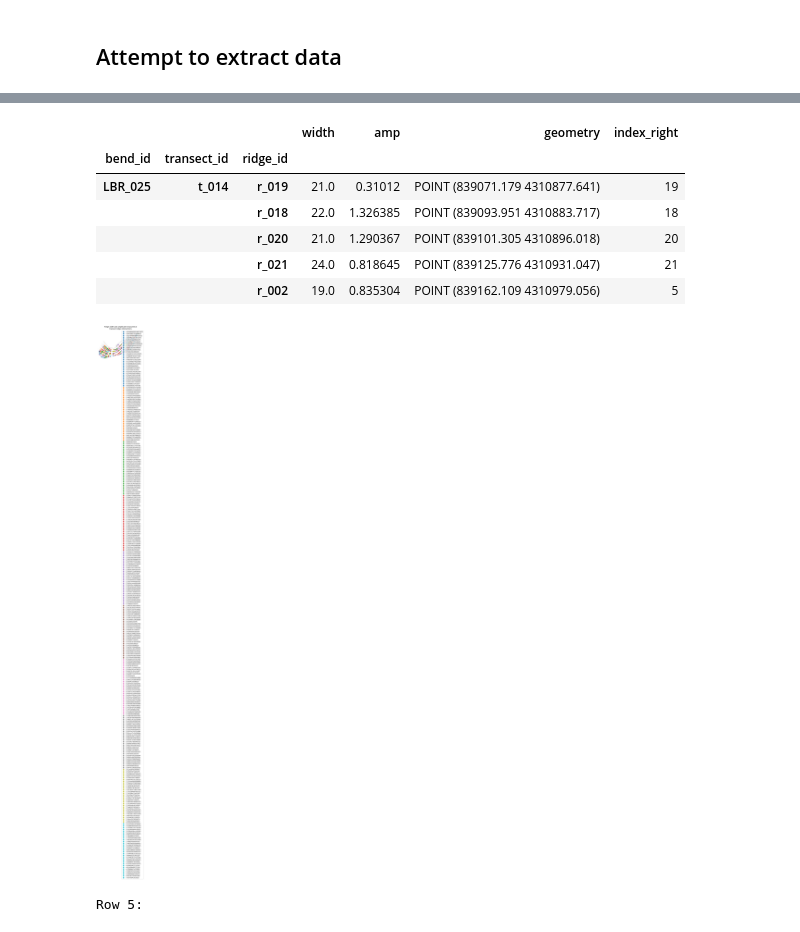
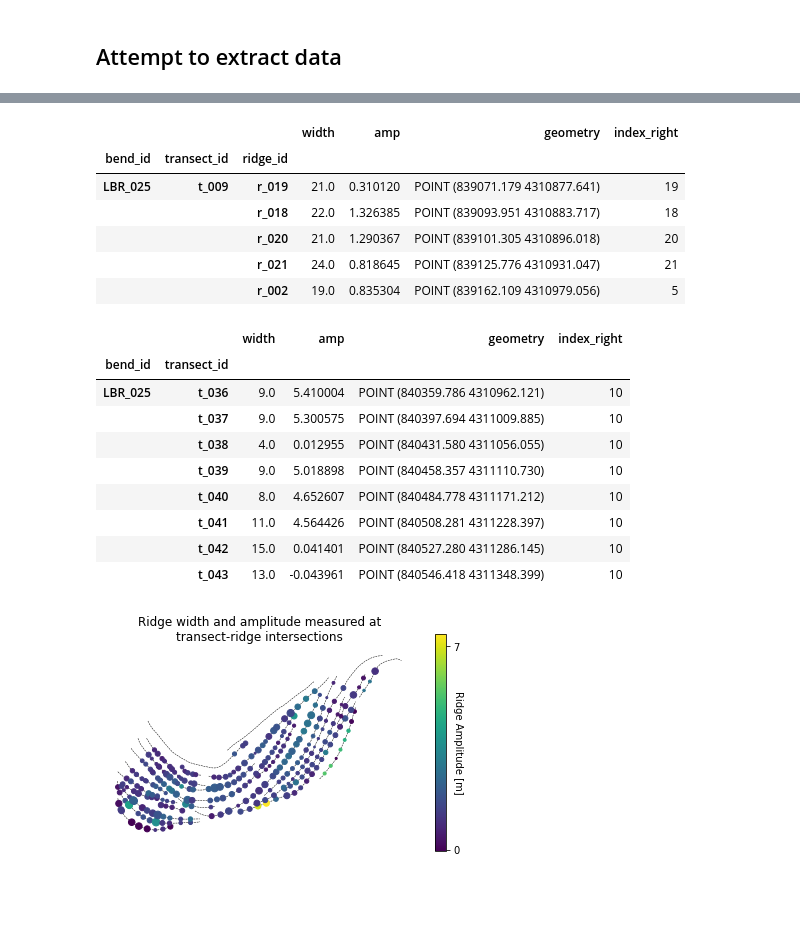
Before and after one commit to tamu-edu/scrollstats, a Jupyter notebook: RidgeMetricDevelopment.ipynb, the cells around one changed output, grey strips where cells are left out. Drawn from its saved outputs; the diff is of its cells as text; code cells hidden in the pictures; blank space fills up the shorter version.

Commit message:
fixed amp and width dtypes

```diff
--- a/RidgeMetricDevelopment.ipynb
+++ b/RidgeMetricDevelopment.ipynb
@@ -225,7 +225,7 @@ class TransectDataExtractor:
     def __init__(self, transect_id, geometry, dem_signal, bin_signal, crs) -> None:
 
         # Inputs
-        self.transect_id = id
+        self.transect_id = transect_id
         self.geometry = geometry
         self.raw_dem_signal = dem_signal
         self.raw_bin_signal = bin_signal
@@ -307,6 +307,10 @@ class TransectDataExtractor:
         ridge_metrics = ridge_metrics.sjoin(ridges, how="left")
         ridge_metrics.geometry = ridge_metrics.centroid
 
+        # Cast dtypes
+        dtypes = {"width":float, "amp":float}
+        ridge_metrics = ridge_metrics.astype(dtypes)
+
         return ridge_metrics
 # %%
 class RidgeDataExtractor:
@@ -440,35 +431,36 @@ itx.head()
 # %% [output]
 |  |  |  | width | amp | geometry | index_right |
 | bend_id | transect_id | ridge_id |  |  |  |  |
-| LBR_025 | t_014 | r_019 | 21.0 | 0.31012 | POINT (839071.179 4310877.641) | 19 |
+| LBR_025 | t_009 | r_019 | 21.0 | 0.310120 | POINT (839071.179 4310877.641) | 19 |
 |  |  | r_018 | 22.0 | 1.326385 | POINT (839093.951 4310883.717) | 18 |
 |  |  | r_020 | 21.0 | 1.290367 | POINT (839101.305 4310896.018) | 20 |
 |  |  | r_021 | 24.0 | 0.818645 | POINT (839125.776 4310931.047) | 21 |
 |  |  | r_002 | 19.0 | 0.835304 | POINT (839162.109 4310979.056) | 5 |
+# %%
+itx.xs("r_011", level="ridge_id")
+# %% [output]
+|  |  | width | amp | geometry | index_right |
+| bend_id | transect_id |  |  |  |  |
+| LBR_025 | t_036 | 9.0 | 5.410004 | POINT (840359.786 4310962.121) | 10 |
+|  | t_037 | 9.0 | 5.300575 | POINT (840397.694 4311009.885) | 10 |
+|  | t_038 | 4.0 | 0.012955 | POINT (840431.580 4311056.055) | 10 |
+|  | t_039 | 9.0 | 5.018898 | POINT (840458.357 4311110.730) | 10 |
+|  | t_040 | 8.0 | 4.652607 | POINT (840484.778 4311171.212) | 10 |
+|  | t_041 | 11.0 | 4.564426 | POINT (840508.281 4311228.397) | 10 |
+|  | t_042 | 15.0 | 0.041401 | POINT (840527.280 4311286.145) | 10 |
+|  | t_043 | 13.0 | -0.043961 | POINT (840546.418 4311348.399) | 10 |
 # %%
 fig, ax = plt.subplots(1,1, figsize=(7,4))
 
-itx.plot(ax=ax, column="amp", legend=True)
+itx.plot(ax=ax, column="amp", markersize="width", legend=True)
 ridges.plot(ax=ax, color="k", ls="--", lw=0.5, zorder=0)
 
-# cbar = fig.axes[1]
-# cbar.set_yticks([0, 3])
-# cbar.set_ylabel("Ridge Amplitude [m]", rotation=270)
+cbar = fig.axes[1]
+cbar.set_yticks(np.round(itx.amp.quantile([0,1])))
+cbar.set_ylabel("Ridge Amplitude [m]", rotation=270)
 
 ax.set_title("Ridge width and amplitude measured at\ntransect-ridge intersections")
 ax.set_axis_off()
+plt.savefig("/Users/avan/FLUD/BrazosScrolls/figures/WidthAndAmpAtItx_newmethod.png", dpi=300)
 # %% [output]
-[figure, old version]
+[figure, new version]
-# %%
-row = bde.loc[5]
-id = row.transect_id
-line = row.geometry
-bin_signal = row.bin_signal
-dem_signal = row.dem_signal
-crs = bde.crs
-
-tde = TransectDataExtractor(id, line, dem_signal, bin_signal, crs)
-print(f"Row {i}:")
-ridge_metrics = tde.calc_ridge_metrics()
-# %% [output]
-Row 5:
```
Also changed, not shown: parts of 21 cells of this notebook.
